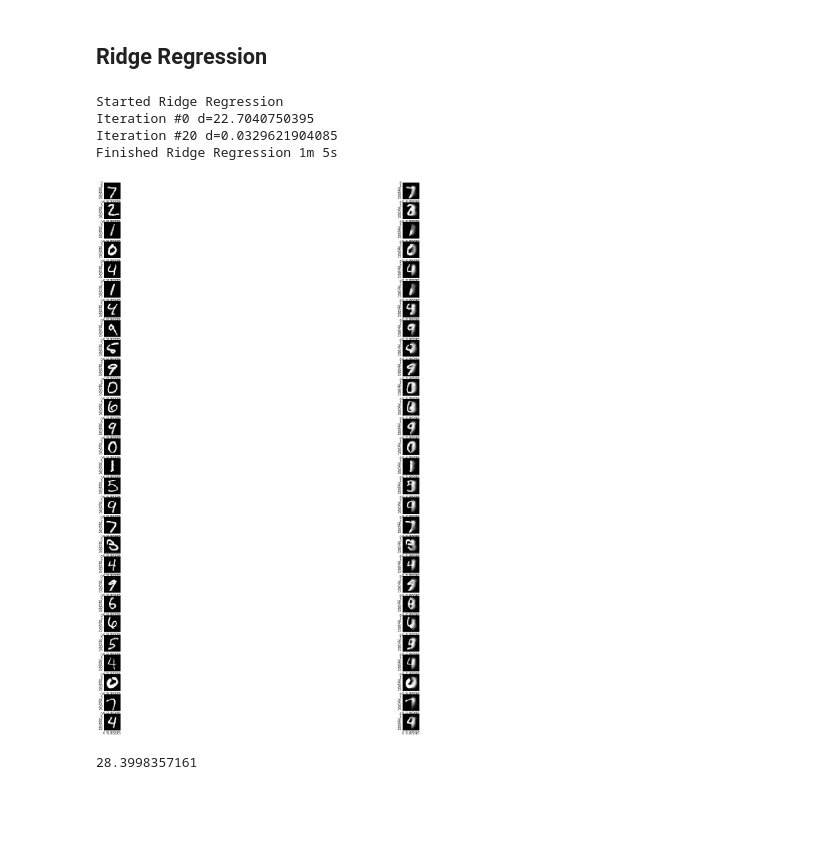
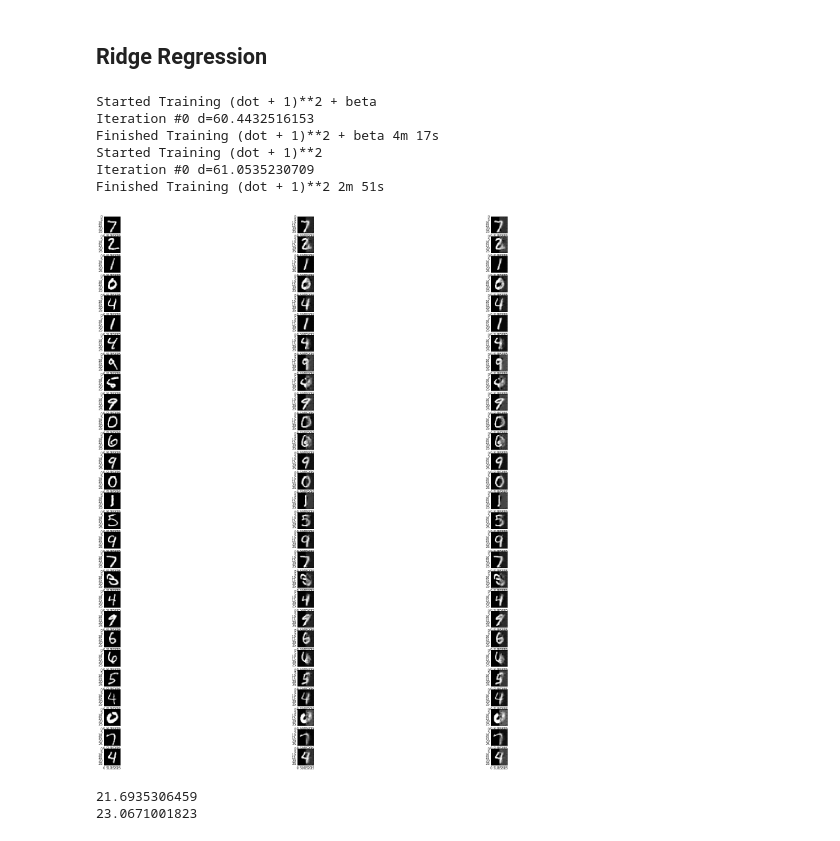
Before and after one commit to ehlemur-zz/BP, a Jupyter notebook: SOP Scratchpad.ipynb, the cells around one changed output. Saved outputs shown, nothing was run; the diff lists cells and outputs as text; code cells hidden in the pictures; blank space fills up the shorter version.

```diff
--- a/SOP Scratchpad.ipynb
+++ b/SOP Scratchpad.ipynb
@@ -303,10 +383,12 @@ def mnist_join(left, right):
 ## Ridge Regression
 # %%
 class MNIST_RidgeRegression:
+  def __init__(self, beta=1):
+    self.beta = beta
   def set_x(self, X1, X2):
-    self.X = X1.dot(X2.T) + 1
     self.X1 = X1.T
     self.X2 = X2.T
+    self.X = self.X1.T.dot(self.X2) + 1
   def set_y(self, Y1, Y2):
     self.Y1 = Y1.T
     self.Y2 = Y2.T
@@ -320,22 +402,33 @@ class MNIST_RidgeRegression:
     if r < 27: ks += [k + 14]
     Ky = self.Y1[ks].T.dot(self.Y2[ks])
     if c == 0: Ky += np.outer(self.X1[k+13], self.X2[k+13])
-    return self.X + Ky / 10
+    return (self.X + 1)**3 + self.beta * Ky
 # %%
-with Timer("Ridge Regression"):
-  rr = (SOAR(MNIST_RidgeRegression(), batch_size=1000, alpha=50, predict_epochs=40)
+with Timer("Training (dot + 1)**2 + beta"):
+  rr = (SOAR(MNIST_RidgeRegression(beta=10), batch_size=1000, alpha=100)
         .fit(mnist_training_l[:3000], mnist_training_r[:3000]))
   rr.verbose = 20
   rrp = rr.predict(mnist_test_l[:100])
 
+with Timer("Training (dot + 1)**2"):
+  rr2 = (SOAR(MNIST_RidgeRegression(beta=0), batch_size=1000, alpha=100)
+        .fit(mnist_training_l[:3000], mnist_training_r[:3000]))
+  rr2.verbose = 20
+  rr2p = rr2.predict(mnist_test_l[:100])
+
 rr_digits = mnist_join(mnist_test_l[:100], rrp)
+rr2_digits = mnist_join(mnist_test_l[:100], rr2p)
 
-plot_many(MNIST_SHAPE, 2, mnist_test[:28], rr_digits[:28])
+plot_many(MNIST_SHAPE, 3, mnist_test[:28], rr_digits[:28], rr2_digits[:28])
 print MSE(rrp, mnist_test_r[:100])
+print MSE(rr2p, mnist_test_r[:100])
 # %% [output]
-Started Ridge Regression
-Iteration #0 d=22.7040750395
-Iteration #20 d=0.0329621904085
-Finished Ridge Regression 1m 5s
+Started Training (dot + 1)**2 + beta
+Iteration #0 d=60.4432516153
+Finished Training (dot + 1)**2 + beta 4m 17s
+Started Training (dot + 1)**2
+Iteration #0 d=61.0535230709
+Finished Training (dot + 1)**2 2m 51s
-[figure, old version]
+[figure, new version]
-28.3998357161
+21.6935306459
+23.0671001823
```
Also changed, not shown: parts of 14 cells of this notebook.
